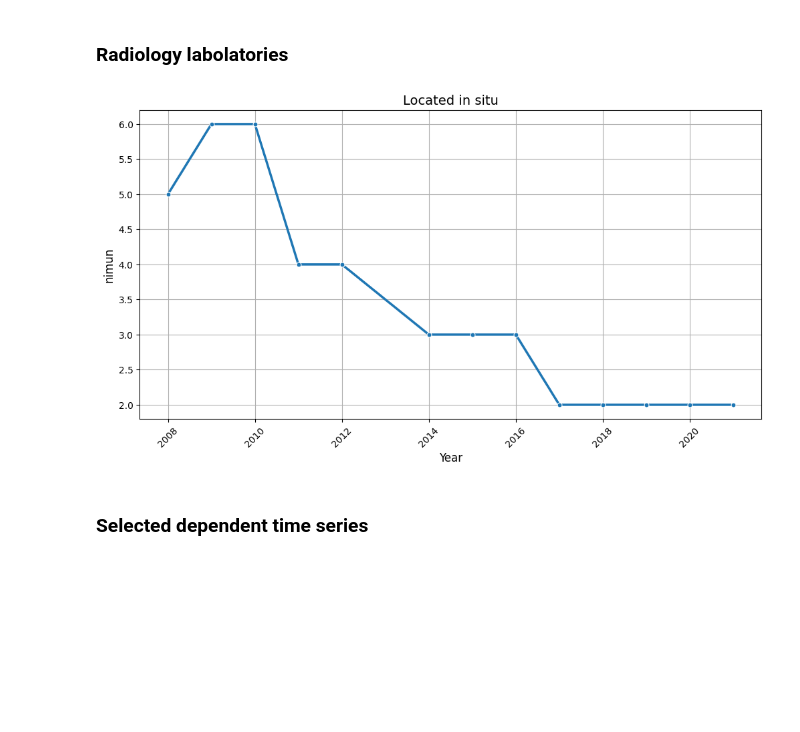
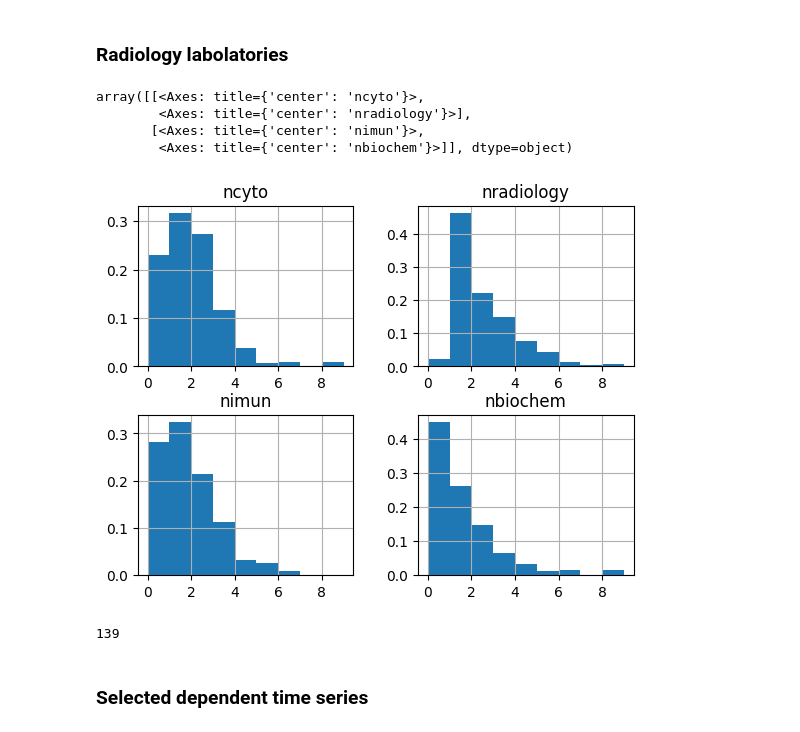
Before and after one commit to Zhukowych/cancer_incidence, a Jupyter notebook: eda.ipynb, the cells around one changed output. Cells and saved outputs as stored; diff of their text form; code cells hidden in the pictures; blank space fills up the shorter version.

```diff
--- a/eda.ipynb
+++ b/eda.ipynb
@@ -274,9 +274,17 @@ plot_summary_ts_for_columns(st_f_df, columns_to_show)
 # %% [markdown]
 ### Radiology labolatories
-# %%
-plot_ts(st_df[st_df.region == "Дніпропетровська"], "nimun", "Located in situ")
-# %% [output]
-[figure, removed]
+# %%
+st_df[['region', 'ncyto', 'nradiology', 'nimun', 'nbiochem']].hist(density=True, bins=range(0, 10))
+# %% [output]
+array([[<Axes: title={'center': 'ncyto'}>,
+        <Axes: title={'center': 'nradiology'}>],
+       [<Axes: title={'center': 'nimun'}>,
+        <Axes: title={'center': 'nbiochem'}>]], dtype=object)
+[figure, added]
+# %%
+st_df[st_df.nbiochem == 0]
+# %% [output]
+139
 # %% [markdown]
 ### Selected dependent time series
 # %% [markdown]
```
Also changed, not shown: parts of 4 cells of this notebook, 4 other files.
